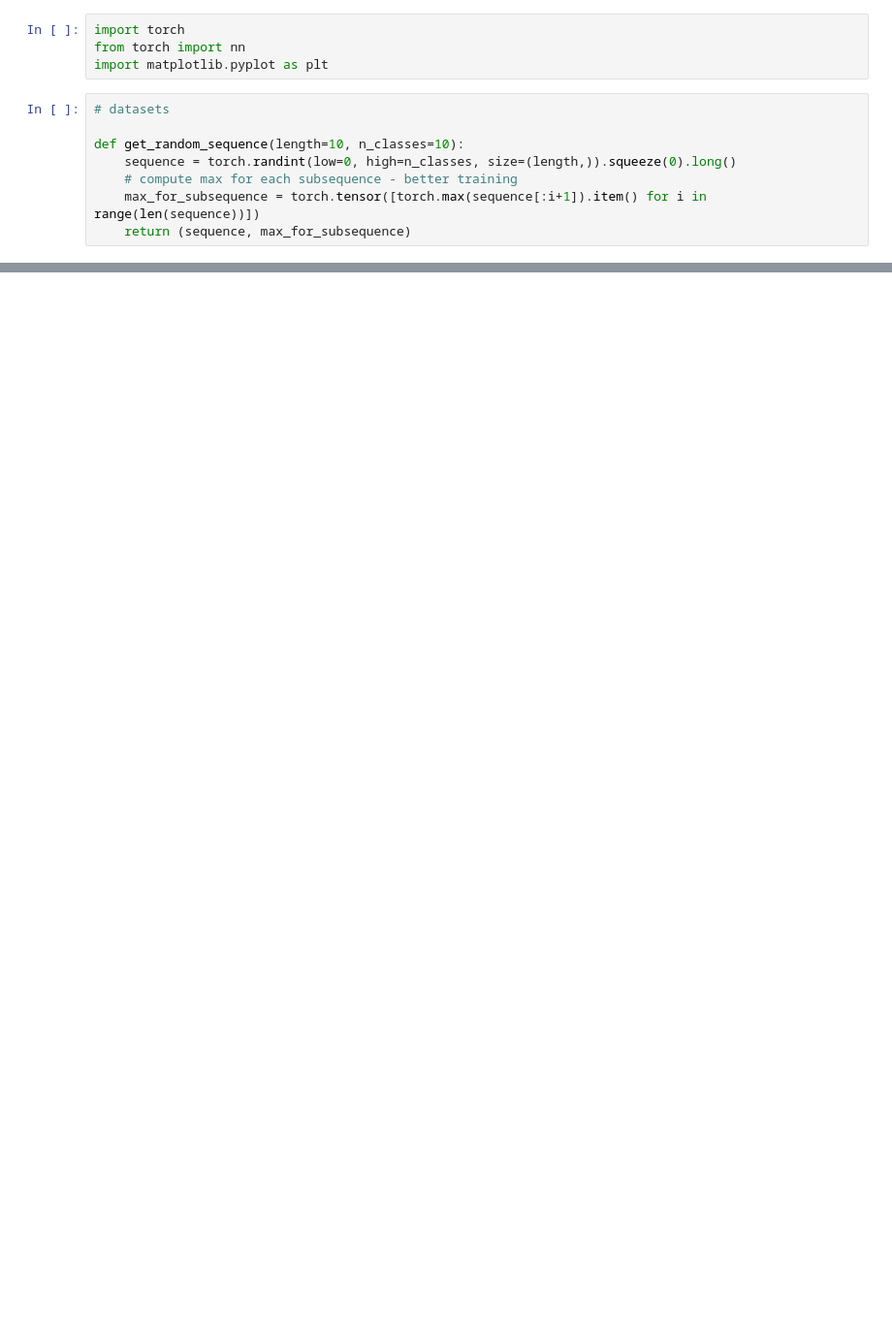
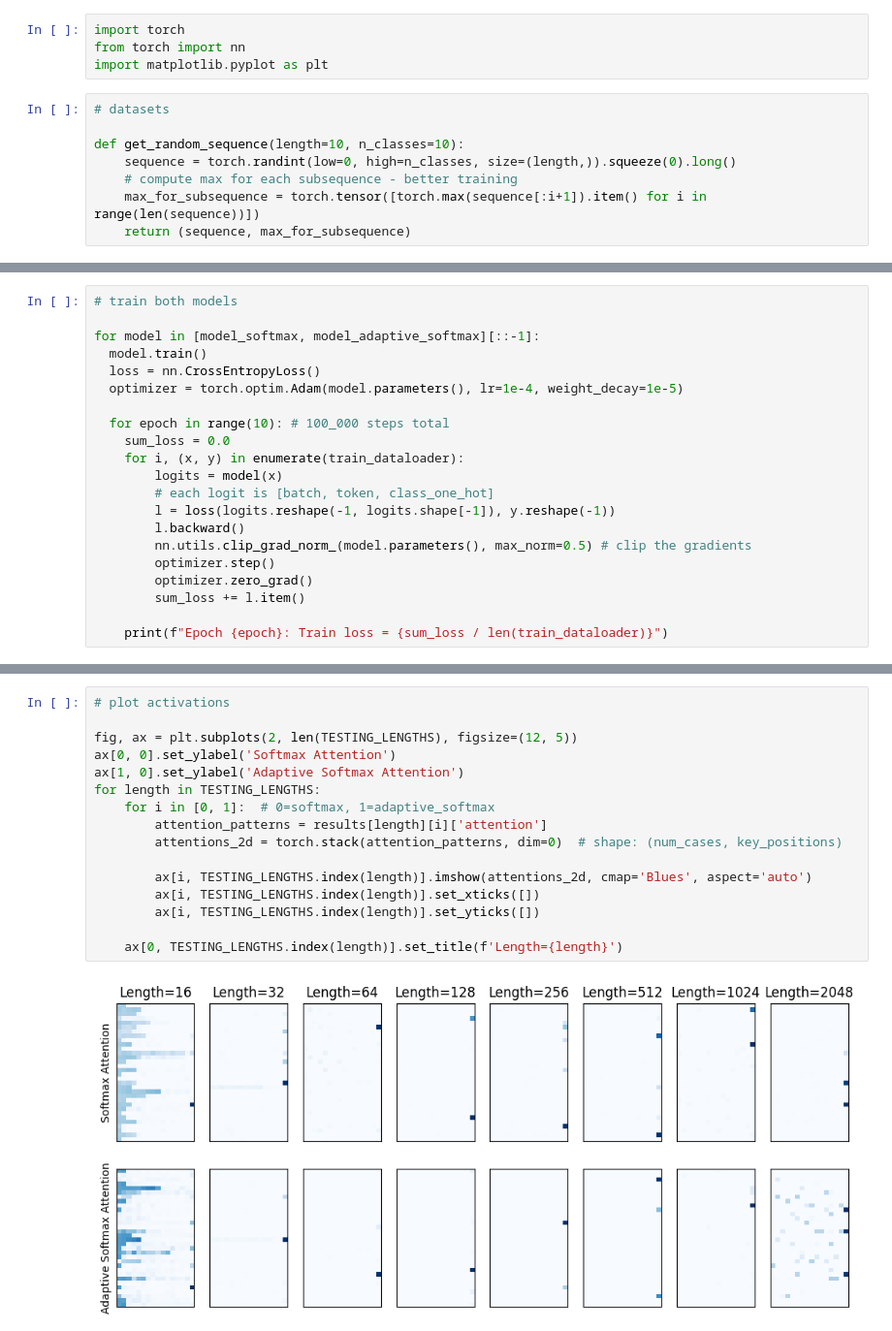
Before and after one commit to gulkoa/softmax-is-meh, a Jupyter notebook: simple.ipynb, the cells around one changed output, grey strips where cells are left out. Shown at 97% size. Drawn from its saved outputs; the diff is of its cells as text; blank space fills up the shorter version.

Commit message:
replicated attention maps from the paper
still not perfect

```diff
--- a/simple.ipynb
+++ b/simple.ipynb
@@ -315,0 +162,21 @@ Length 256: Original=0.2106, Original 2x=0.1235, Adaptive=0.0394, Adaptive 2x=0.
+# %%
+# train both models
+
+for model in [model_softmax, model_adaptive_softmax][::-1]:
+  model.train()
+  loss = nn.CrossEntropyLoss()
+  optimizer = torch.optim.Adam(model.parameters(), lr=1e-4, weight_decay=1e-5)
+
+  for epoch in range(10): # 100_000 steps total
+    sum_loss = 0.0
+    for i, (x, y) in enumerate(train_dataloader):
+        logits = model(x)
+        # each logit is [batch, token, class_one_hot]
+        l = loss(logits.reshape(-1, logits.shape[-1]), y.reshape(-1))
+        l.backward()
+        nn.utils.clip_grad_norm_(model.parameters(), max_norm=0.5) # clip the gradients
+        optimizer.step()
+        optimizer.zero_grad()
+        sum_loss += l.item()
+
+    print(f"Epoch {epoch}: Train loss = {sum_loss / len(train_dataloader)}")
@@ -341,0 +276,18 @@ plot_test_losses(results)
+# %%
+# plot activations
+
+fig, ax = plt.subplots(2, len(TESTING_LENGTHS), figsize=(12, 5))
+ax[0, 0].set_ylabel('Softmax Attention')
+ax[1, 0].set_ylabel('Adaptive Softmax Attention')
+for length in TESTING_LENGTHS:
+    for i in [0, 1]:  # 0=softmax, 1=adaptive_softmax
+        attention_patterns = results[length][i]['attention']
+        attentions_2d = torch.stack(attention_patterns, dim=0)  # shape: (num_cases, key_positions)
+
+        ax[i, TESTING_LENGTHS.index(length)].imshow(attentions_2d, cmap='Blues', aspect='auto')
+        ax[i, TESTING_LENGTHS.index(length)].set_xticks([])
+        ax[i, TESTING_LENGTHS.index(length)].set_yticks([])
+
+    ax[0, TESTING_LENGTHS.index(length)].set_title(f'Length={length}')
+# %% [output]
+[figure, added]
```
Also changed, not shown: parts of 10 cells of this notebook.
